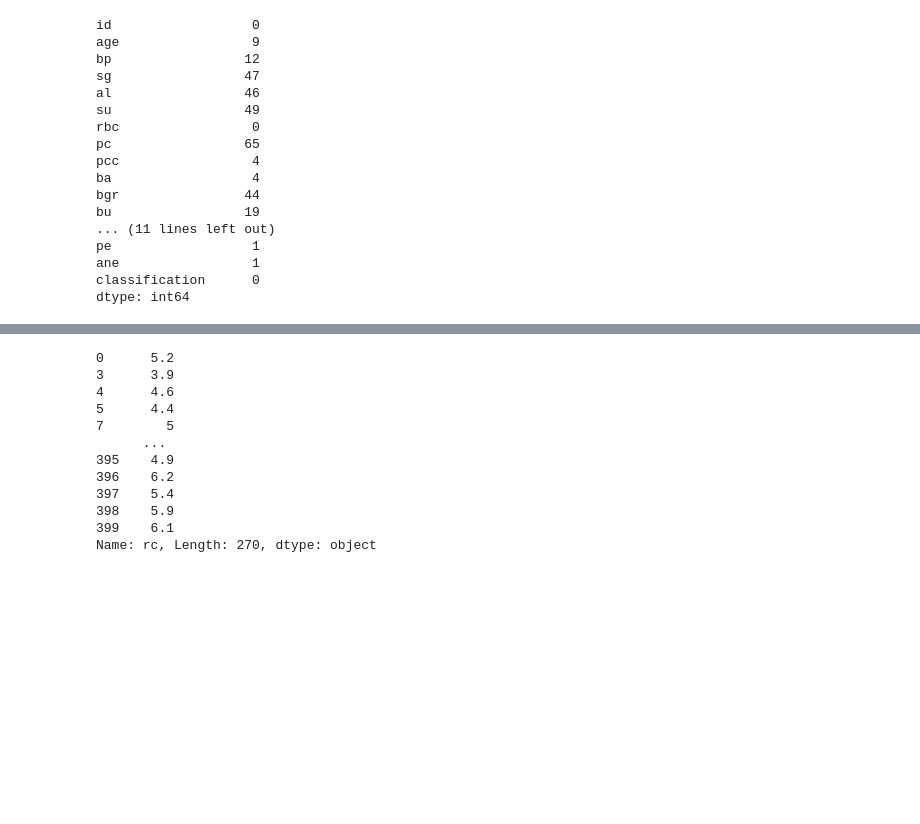
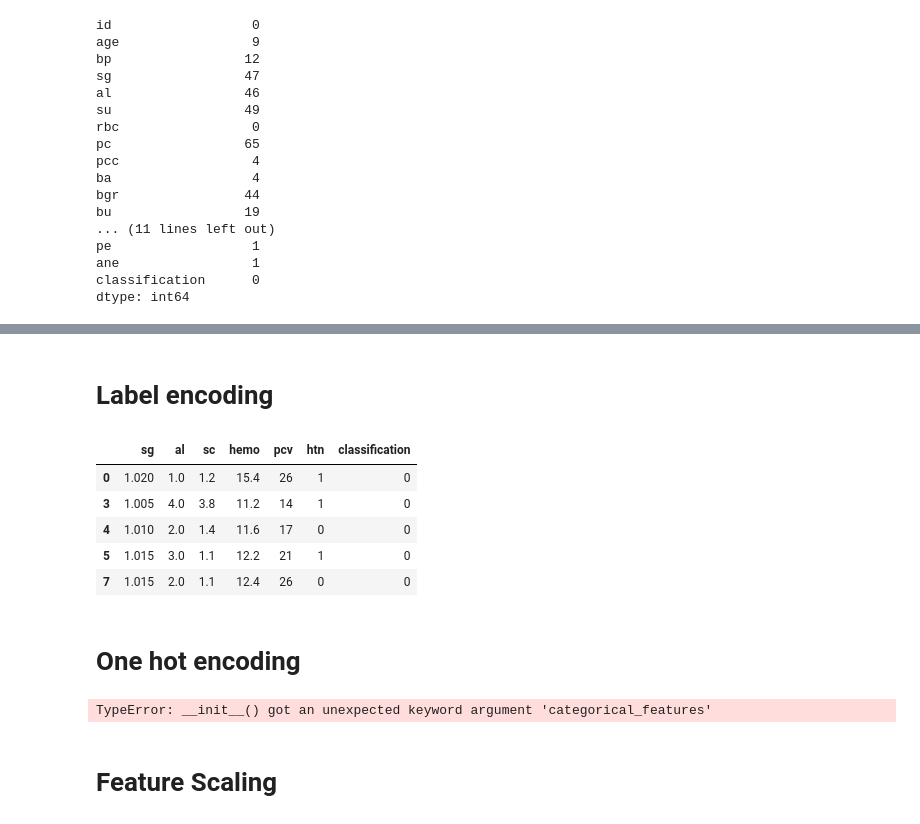
Before and after one commit to SmartPracticeschool/llSPS-INT-2370-Chronic-kidney-disease-analysis, a Jupyter notebook: Kidney_Dataset.ipynb, the cells around one changed output, grey strips where cells are left out. Saved outputs shown, nothing was run; the diff lists cells and outputs as text; code cells hidden in the pictures; blank space fills up the shorter version.

```diff
--- a/Kidney_Dataset.ipynb
+++ b/Kidney_Dataset.ipynb
@@ -86,2 +81,0 @@ Name: rbc, dtype: int64
-# %%
-data['rbc'].fillna('normal', inplace=True)
@@ -138,17 +104,12 @@ print(data[data['rc'].isnull()])
-# %%
-data = data.dropna(subset=['rc'])
-# %%
-print(data['rc'])
-# %% [output]
-0      5.2
-3      3.9
-4      4.6
-5      4.4
-7        5
-      ...
-395    4.9
-396    6.2
-397    5.4
-398    5.9
-399    6.1
-Name: rc, Length: 270, dtype: object
+# %%
+#Create a list of columns to retain
+columns_to_retain = ["sg", "al", "sc", "hemo",
+                         "pcv", "wbcc", "rbcc", "htn", "classification"]
+
+#columns_to_retain = df.columns, Drop the columns that are not in columns_to_retain
+data = data.drop([col for col in data.columns if not col in columns_to_retain], axis=1)
+
+# Drop the rows with na or missing values
+data = data.dropna(axis=0)
+# %% [markdown]
+# Label encoding
@@ -154,0 +119,24 @@ Name: rc, Length: 270, dtype: object
+# %%
+for column in data.columns:
+        if data[column].dtype == np.number:
+            continue
+
+        data[column] = LabelEncoder().fit_transform(data[column])
+# %%
+data.head()
+# %% [output]
+|  | sg | al | sc | hemo | pcv | htn | classification |
+| 0 | 1.020 | 1.0 | 1.2 | 15.4 | 26 | 1 | 0 |
+| 3 | 1.005 | 4.0 | 3.8 | 11.2 | 14 | 1 | 0 |
+| 4 | 1.010 | 2.0 | 1.4 | 11.6 | 17 | 0 | 0 |
+| 5 | 1.015 | 3.0 | 1.1 | 12.2 | 21 | 1 | 0 |
+| 7 | 1.015 | 2.0 | 1.1 | 12.4 | 26 | 0 | 0 |
+# %% [markdown]
+# One hot encoding
+# %%
+from sklearn.preprocessing import OneHotEncoder
+onehotencoder=OneHotEncoder(categorical_features=[7])
+# %% [output]
+TypeError: __init__() got an unexpected keyword argument 'categorical_features'
+# %% [markdown]
+# Feature Scaling
```
Also changed, not shown: parts of 15 cells of this notebook.
